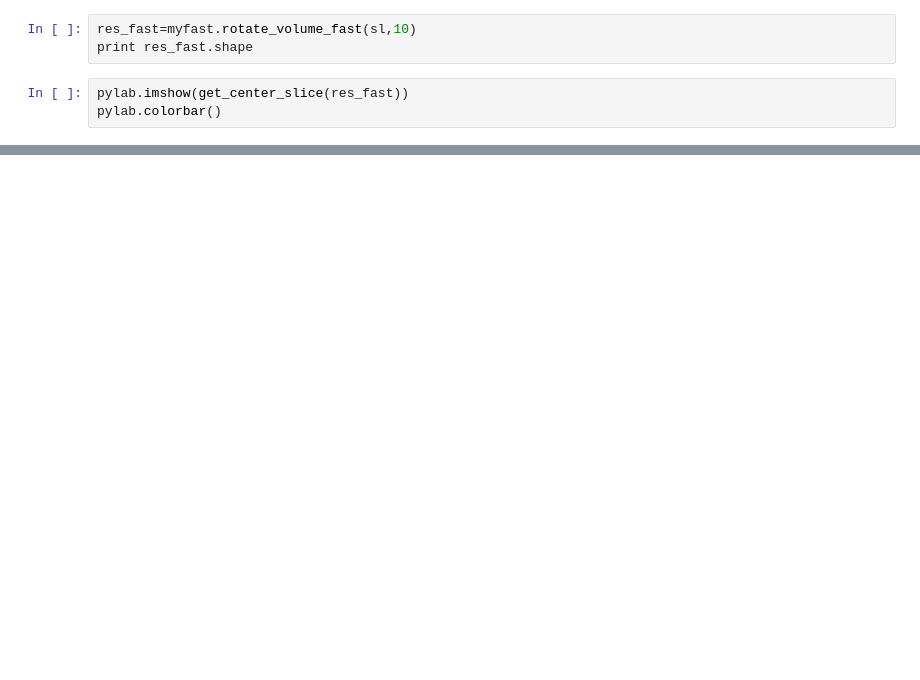
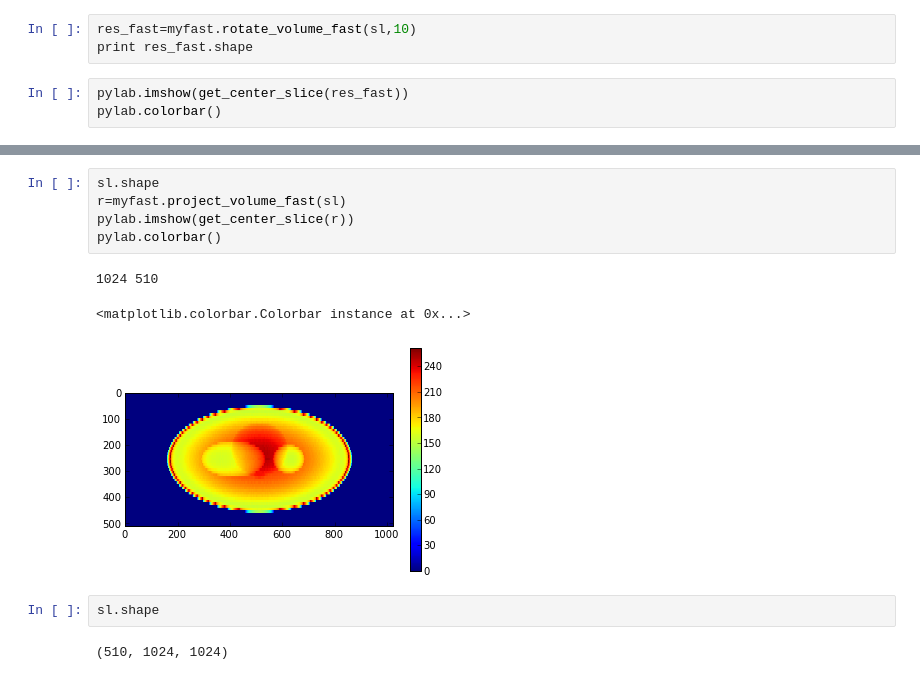
Before and after one commit to buzmakov/fastlib, a Jupyter notebook: code_experiments/test_rotation_1.ipynb, the cells around one changed output, grey strips where cells are left out. Saved outputs shown, nothing was run; the diff lists cells and outputs as text; blank space fills up the shorter version.

Commit message:
add projection function for volume

```diff
--- a/code_experiments/test_rotation_1.ipynb
+++ b/code_experiments/test_rotation_1.ipynb
@@ -36,0 +37,13 @@ pylab.imshow(sl.sum(axis=1))
+# %%
+sl.shape
+r=myfast.project_volume_fast(sl)
+pylab.imshow(get_center_slice(r))
+pylab.colorbar()
+# %% [output]
+1024 510
+<matplotlib.colorbar.Colorbar instance at 0x...>
+[figure, added]
+# %%
+sl.shape
+# %% [output]
+(510, 1024, 1024)
```
Also changed, not shown: parts of 4 cells of this notebook, 3 other files.
